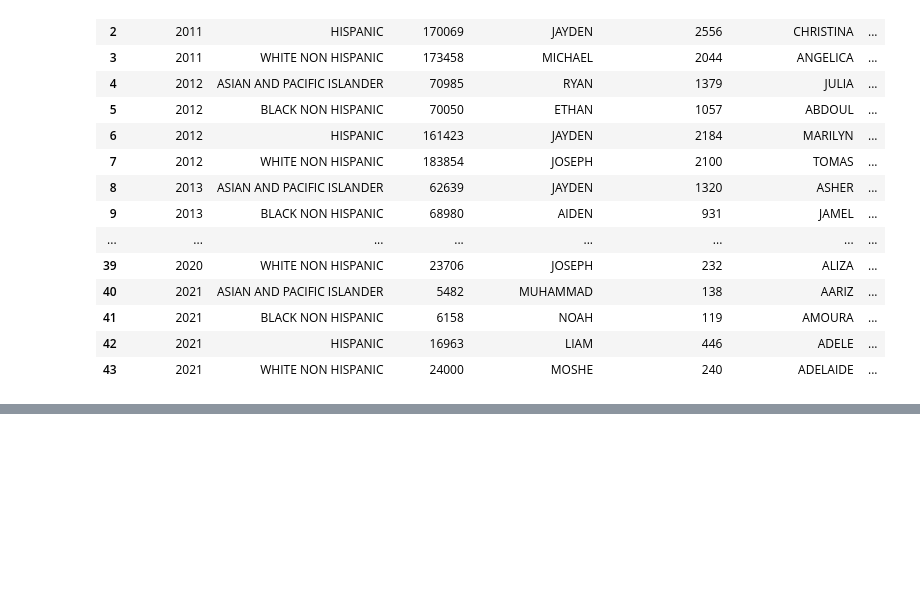
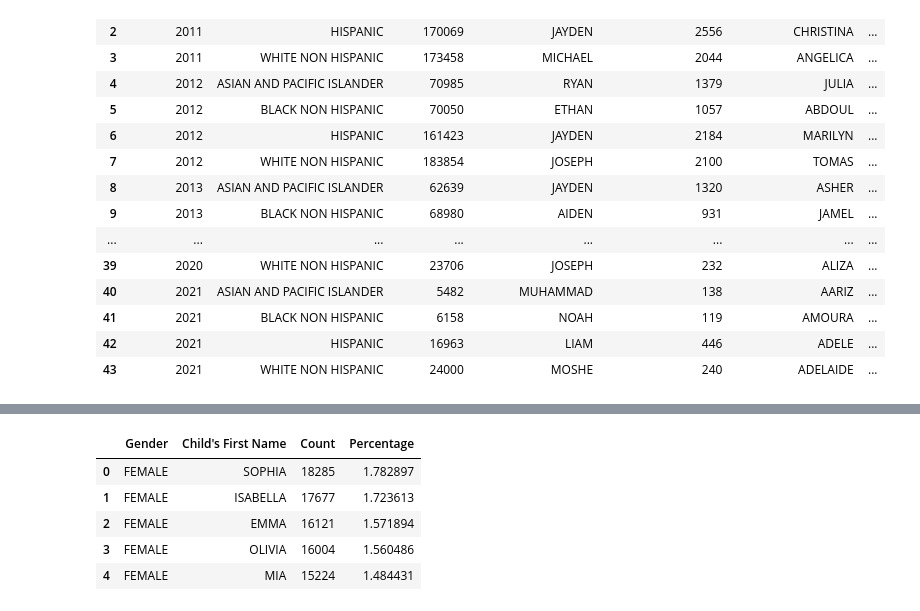
Before and after one commit to madheesunp/ISYEFinal, a Jupyter notebook: Jupyter Notebook/ISYEFinal.ipynb, the cells around one changed output, grey strips where cells are left out. Cells and saved outputs as stored; diff of their text form; code cells hidden in the pictures; blank space fills up the shorter version.

```diff
--- a/Jupyter Notebook/ISYEFinal.ipynb
+++ b/Jupyter Notebook/ISYEFinal.ipynb
@@ -114,0 +146,10 @@ summary_by_year_ethnicity
+# %%
+total_5count_female = group_gender_name[group_gender_name['Gender'] == 'FEMALE'].nlargest(5, 'Count').reset_index(drop = True)
+total_5count_female
+# %% [output]
+|  | Gender | Child's First Name | Count | Percentage |
+| 0 | FEMALE | SOPHIA | 18285 | 1.782897 |
+| 1 | FEMALE | ISABELLA | 17677 | 1.723613 |
+| 2 | FEMALE | EMMA | 16121 | 1.571894 |
+| 3 | FEMALE | OLIVIA | 16004 | 1.560486 |
+| 4 | FEMALE | MIA | 15224 | 1.484431 |
```
Also changed, not shown: parts of 11 cells of this notebook, 3 other files.
